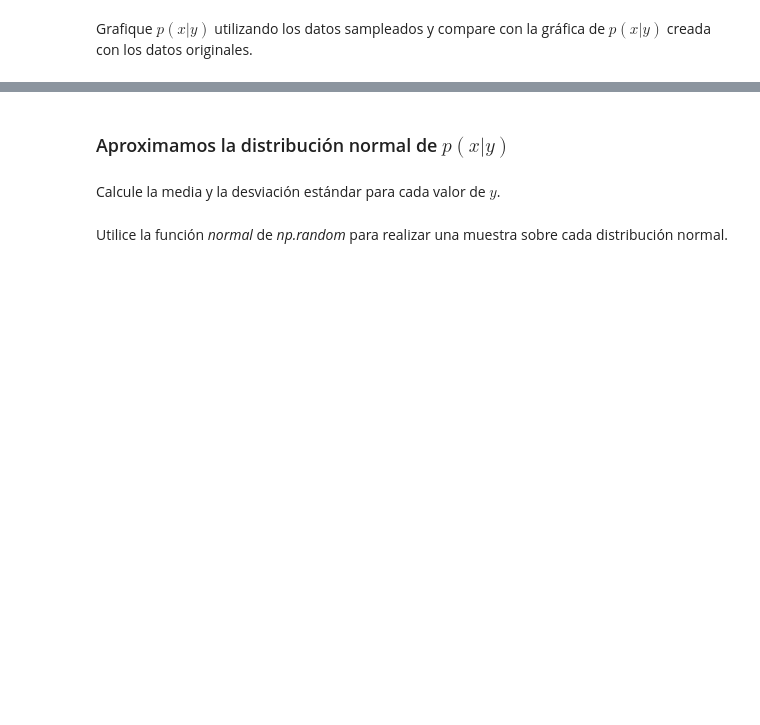
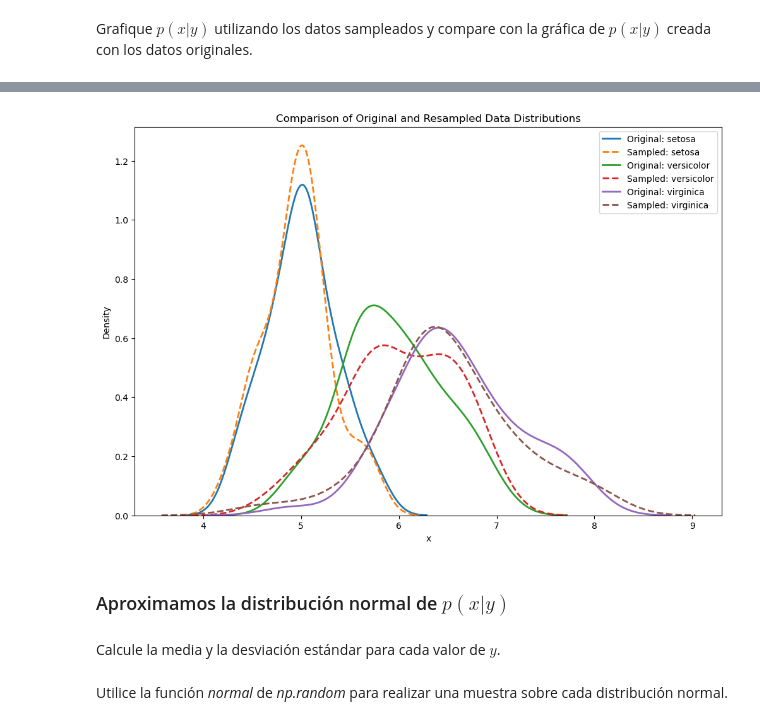
Before and after one commit to octarevetria/IA_Generativa, a Jupyter notebook: Redes Bayesianas/Redes Bayesianas.ipynb, the cells around one changed output, grey strips where cells are left out. Drawn from its saved outputs; the diff is of its cells as text; code cells hidden in the pictures; blank space fills up the shorter version.

```diff
--- a/Redes Bayesianas/Redes Bayesianas.ipynb
+++ b/Redes Bayesianas/Redes Bayesianas.ipynb
@@ -531,3 +544,23 @@ Grafique $p(x|y)$ utilizando los datos sampleados y compare con la gráfica de $
+# %%
+plt.figure(figsize=(12, 8))
+
+# Iterate through categories and plot both original and resampled data
+for category in pd_cats['cat'].unique():
+    # Plot for original data
+    original_data = pd_cats[pd_cats['cat'] == category]['x']
+    sns.kdeplot(original_data, label=f'Original: {category}', linestyle='-', linewidth=2)
+
+    # Plot for resampled data
+    sampled_data = samples_by_cat[category]
+    sns.kdeplot(sampled_data, label=f'Sampled: {category}', linestyle='--', linewidth=2)
+
+plt.title('Comparison of Original and Resampled Data Distributions')
+plt.xlabel('x')
+plt.ylabel('Density')
+plt.legend()
+plt.show()
+# %% [output]
+[figure, added]
 # %% [markdown]
 ### Aproximamos la distribución normal de $p(x|y)$
 # %%
```
Also changed, not shown: parts of 8 cells of this notebook.
